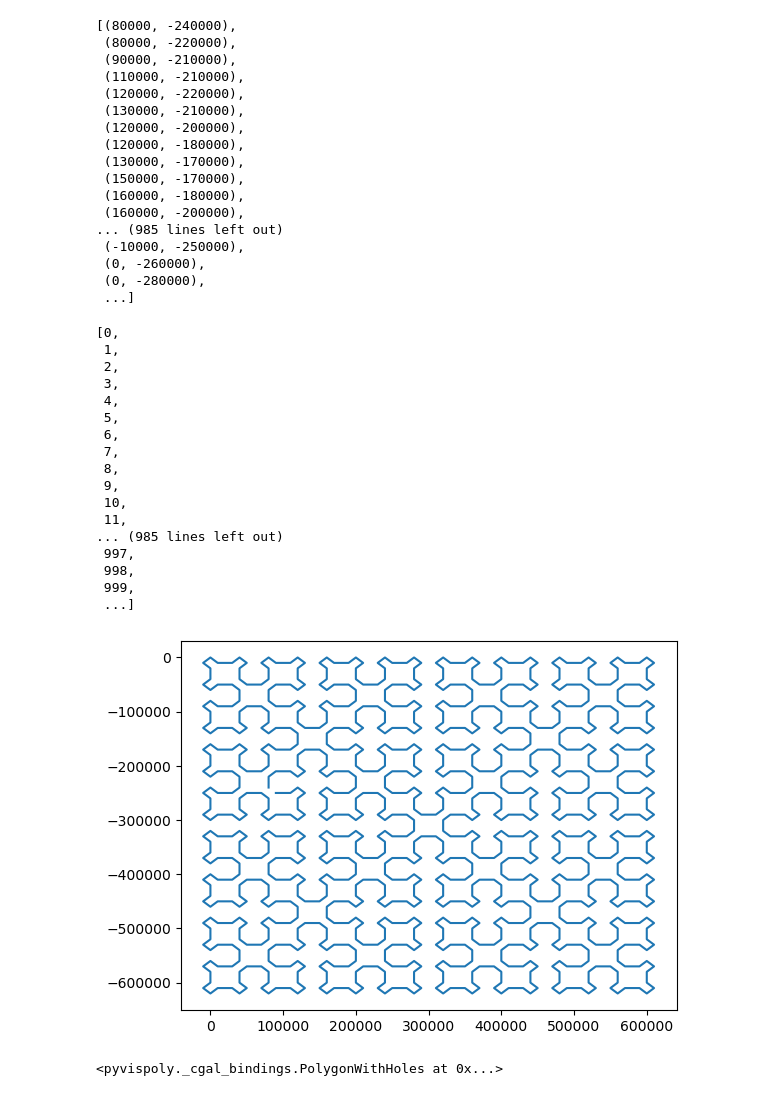
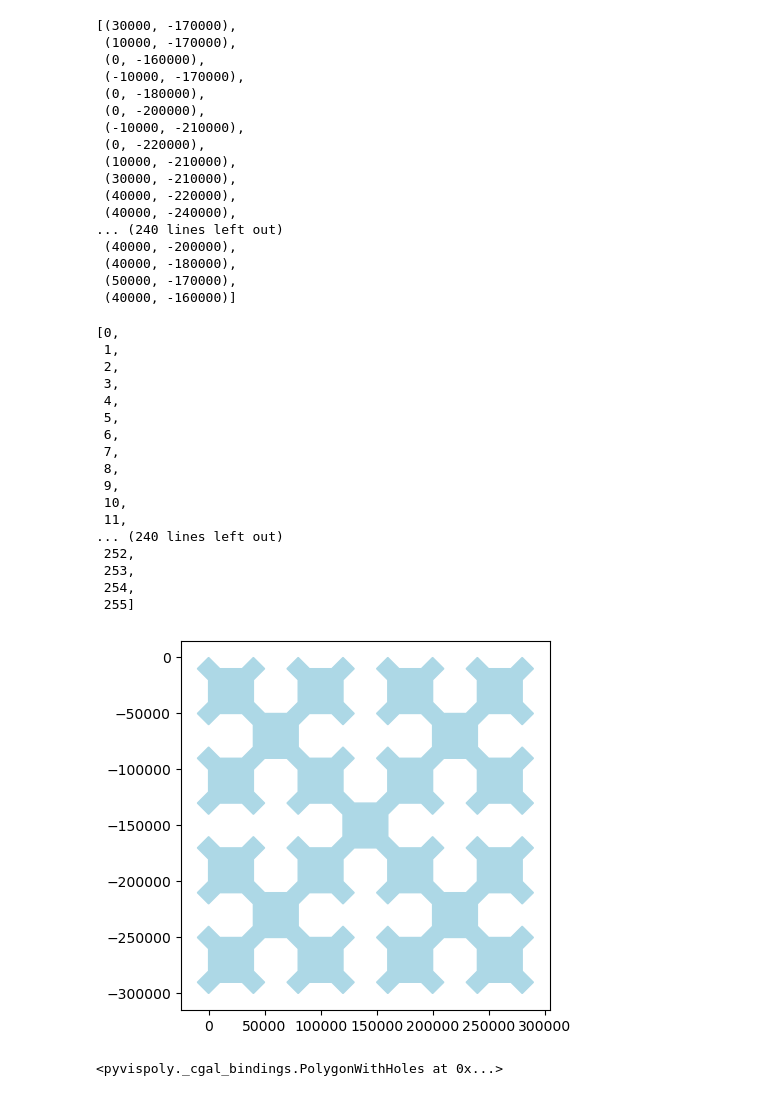
Before and after one commit to d-krupke/dispersive_agp_solver, a Jupyter notebook: notebooks/foobar.ipynb, the cells around one changed output. Cells and saved outputs as stored; diff of their text form; code cells hidden in the pictures.

```diff
--- a/notebooks/foobar.ipynb
+++ b/notebooks/foobar.ipynb
@@ -3,3 +3,5 @@ from disp_agp_solver.sgdb import fetch
 # %%
-instance = fetch("https://sbgdb.cs.sbg.ac.at/db/wip/polygons/contrived/sierpinski/s00002048.graphml.xz")
+instance = fetch(
+    "https://sbgdb.cs.sbg.ac.at/db/wip/polygons/contrived/sierpinski/s00000256.graphml.xz"
+)
 # %% [output]
@@ -10,23 +12,23 @@ Parsed polygon with 2048 points.
 boundary = [instance.positions[i] for i in instance.boundary]
 boundary
 # %% [output]
-[(80000, -240000),
- (80000, -220000),
- (90000, -210000),
- (110000, -210000),
- (120000, -220000),
- (130000, -210000),
- (120000, -200000),
- (120000, -180000),
- (130000, -170000),
- (150000, -170000),
- (160000, -180000),
- (160000, -200000),
-... (985 lines left out)
- (-10000, -250000),
- (0, -260000),
- (0, -280000),
- ...]
+[(30000, -170000),
+ (10000, -170000),
+ (0, -160000),
+ (-10000, -170000),
+ (0, -180000),
+ (0, -200000),
+ (-10000, -210000),
+ (0, -220000),
+ (10000, -210000),
+ (30000, -210000),
+ (40000, -220000),
+ (40000, -240000),
+... (240 lines left out)
+ (40000, -200000),
+ (40000, -180000),
+ (50000, -170000),
+ (40000, -160000)]
 # %%
 instance.boundary
 # %% [output]
@@ -42,17 +44,21 @@ instance.boundary
  9,
  10,
  11,
-... (985 lines left out)
- 997,
- 998,
- 999,
- ...]
+... (240 lines left out)
+ 252,
+ 253,
+ 254,
+ 255]
-# %%
-import matplotlib.pyplot as plt
-plt.plot([p[0] for p in boundary], [p[1] for p in boundary])
-plt.show()
-# %% [output]
-[figure, removed]
+# %%
+import matplotlib.pyplot as plt
+from disp_agp_solver import Plotter
+import matplotlib.pyplot as plt
+
+plotter = Plotter(instance)
+plotter.plot_instance()
+plt.show()
+# %% [output]
+[figure, added]
 # %%
 instance.as_cgal_polygon()
 # %% [output]
```
Also changed, not shown: parts of 9 cells of this notebook, 4 other files.
